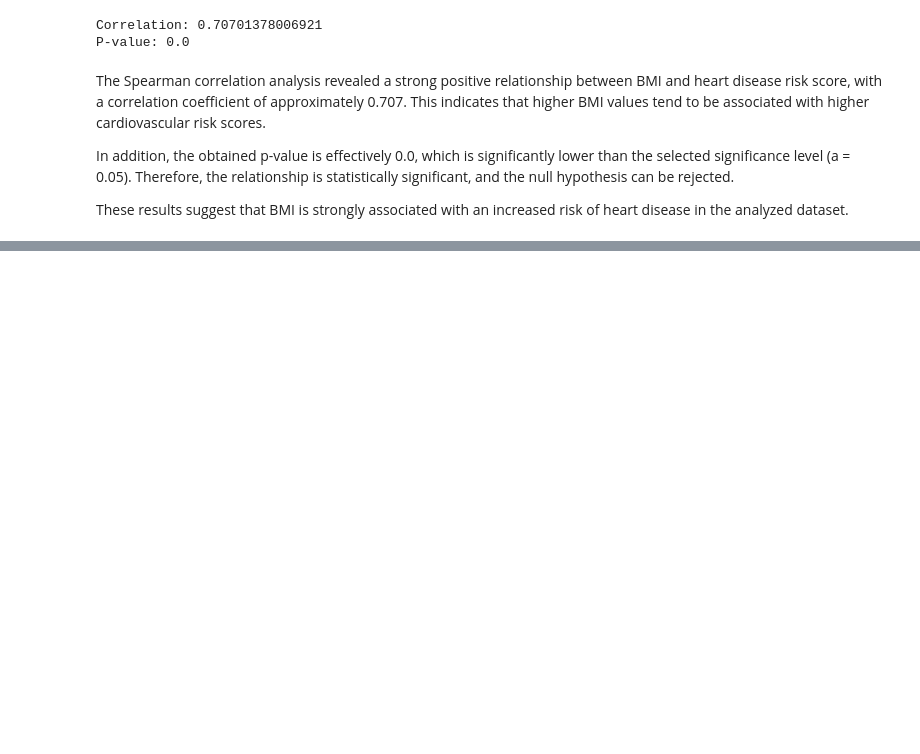
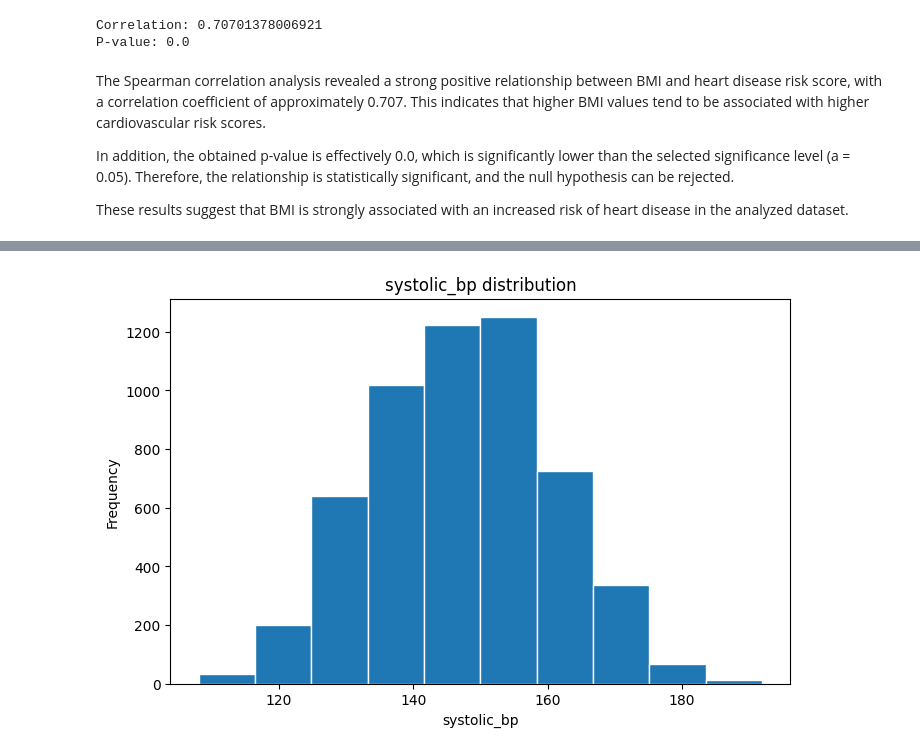
Before and after one commit to plamensve/ds_retake_exam_2026, a Jupyter notebook: notebooks/01_overview.ipynb, the cells around one changed output, grey strips where cells are left out. Cells and saved outputs as stored; diff of their text form; code cells hidden in the pictures; blank space fills up the shorter version.

```diff
--- a/notebooks/01_overview.ipynb
+++ b/notebooks/01_overview.ipynb
@@ -498,0 +552,14 @@ These results suggest that BMI is strongly associated with an increased risk of
+# %%
+# This histogram visualizes the distribution
+# of systolic blood pressure values in the dataset.
+plt.figure(figsize=(8,5))
+
+plt.hist(crd['systolic_bp'], bins=10, edgecolor='white')
+
+plt.xlabel('systolic_bp')
+plt.ylabel('Frequency')
+plt.title('systolic_bp distribution')
+
+plt.show()
+# %% [output]
+[figure, added]
```
Also changed, not shown: parts of 20 cells of this notebook.
